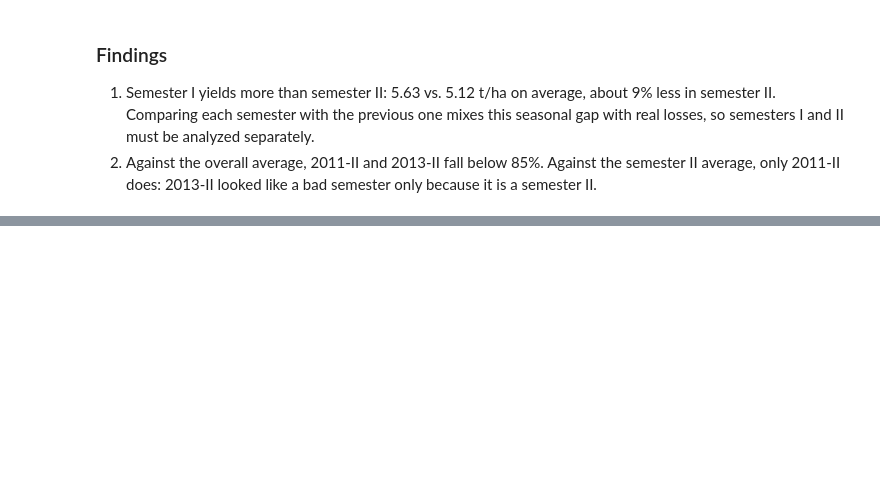
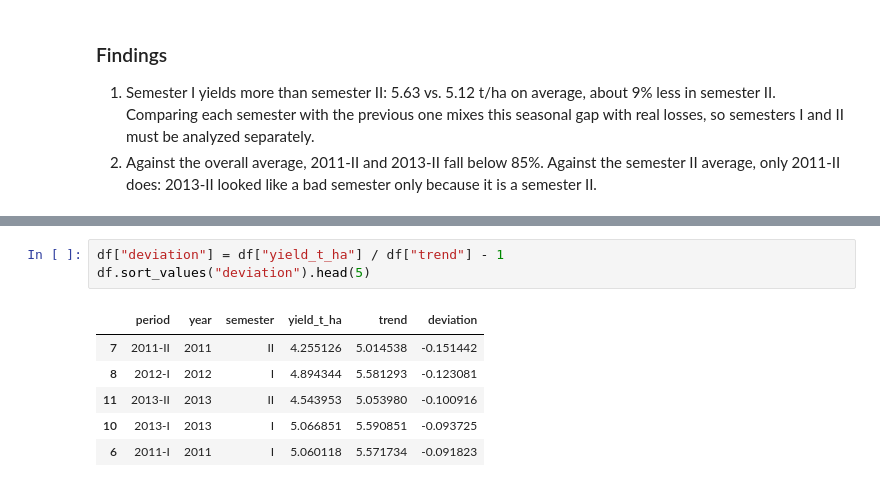
Before and after one commit to agarzonme/agro-insurance-risk, a Jupyter notebook: notebooks/02_trend.ipynb, the cells around one changed output, grey strips where cells are left out. Cells and saved outputs as stored; diff of their text form; blank space fills up the shorter version.

```diff
--- a/notebooks/02_trend.ipynb
+++ b/notebooks/02_trend.ipynb
@@ -160,0 +224,10 @@ ORDER BY ratio_all""").df()
+# %%
+df["deviation"] = df["yield_t_ha"] / df["trend"] - 1
+df.sort_values("deviation").head(5)
+# %% [output]
+|  | period | year | semester | yield_t_ha | trend | deviation |
+| 7 | 2011-II | 2011 | II | 4.255126 | 5.014538 | -0.151442 |
+| 8 | 2012-I | 2012 | I | 4.894344 | 5.581293 | -0.123081 |
+| 11 | 2013-II | 2013 | II | 4.543953 | 5.053980 | -0.100916 |
+| 10 | 2013-I | 2013 | I | 5.066851 | 5.590851 | -0.093725 |
+| 6 | 2011-I | 2011 | I | 5.060118 | 5.571734 | -0.091823 |
```
Also changed, not shown: parts of 7 cells of this notebook.
